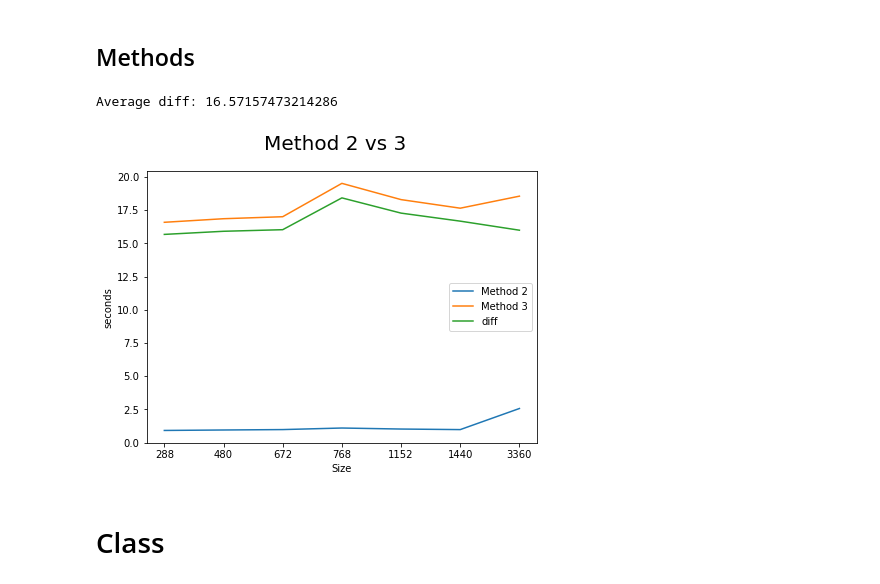
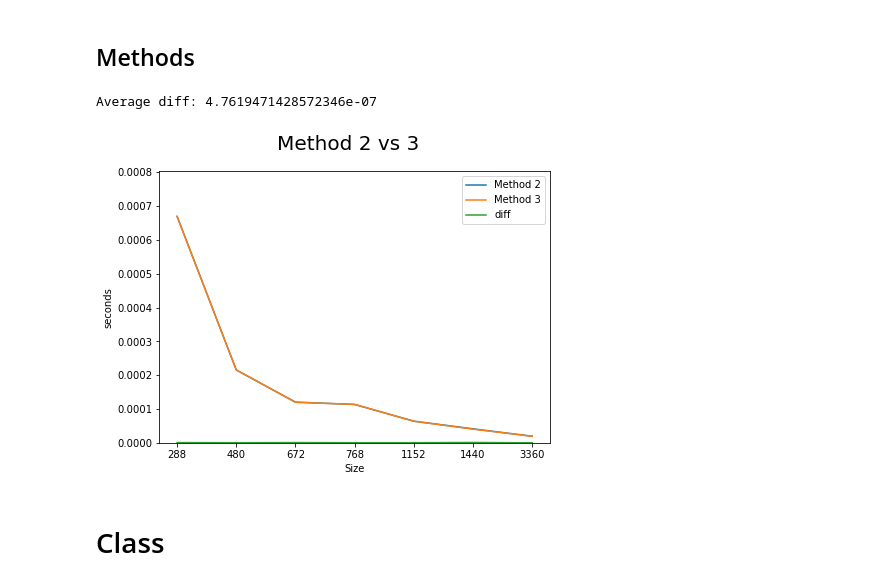
Before and after one commit to Sara980710/TFLite, a Jupyter notebook: python/analyze_time.ipynb, the cells around one changed output. Saved outputs shown, nothing was run; the diff lists cells and outputs as text; code cells hidden in the pictures.

```diff
--- a/python/analyze_time.ipynb
+++ b/python/analyze_time.ipynb
@@ -142,26 +142,27 @@ run_df
 # %%
 method2 = run_df[(run_df['Method']=="2") &
                     (run_df['Device']=="0") &
                     (run_df['Type']=="yolo_models") &
                     (run_df['Precision']=="1") &
                     #(run_df['Size']=="768") &
                     (run_df['Nr threads']=="1") &
                     (run_df['Batch size']=="1")]
 method3 = run_df[(run_df['Method']=="3") &
                     (run_df['Device']=="0") &
                     (run_df['Type']=="yolo_models") &
                     (run_df['Precision']=="1") &
                     #(run_df['Size']=="768") &
                     (run_df['Nr threads']=="1") &
                     (run_df['Batch size']=="1")]
 
 data = [method2, method3]
 legends = ["Method 2", "Method 3"]
 
-utils.plot_multi(data, legends, x_label = "Size", y_label = "Load input (s)", title = "Method 2 vs 3", plot_diff=True)
+#utils.plot_multi(data, legends, x_label = "Size", y_label = "Load input (s)", title = "Method 2 vs 3", plot_diff=True)
+utils.plot_multi(data, legends, x_label = "Size", y_label = "Init (s)", title = "Method 2 vs 3", plot_diff=True)
 # %% [output]
-Average diff: 16.57157473214286
+Average diff: 4.7619471428572346e-07
-[figure, old version]
+[figure, new version]
 # %% [markdown]
 # Class
 # %% [markdown]
```
Also changed, not shown: 1 other file.
